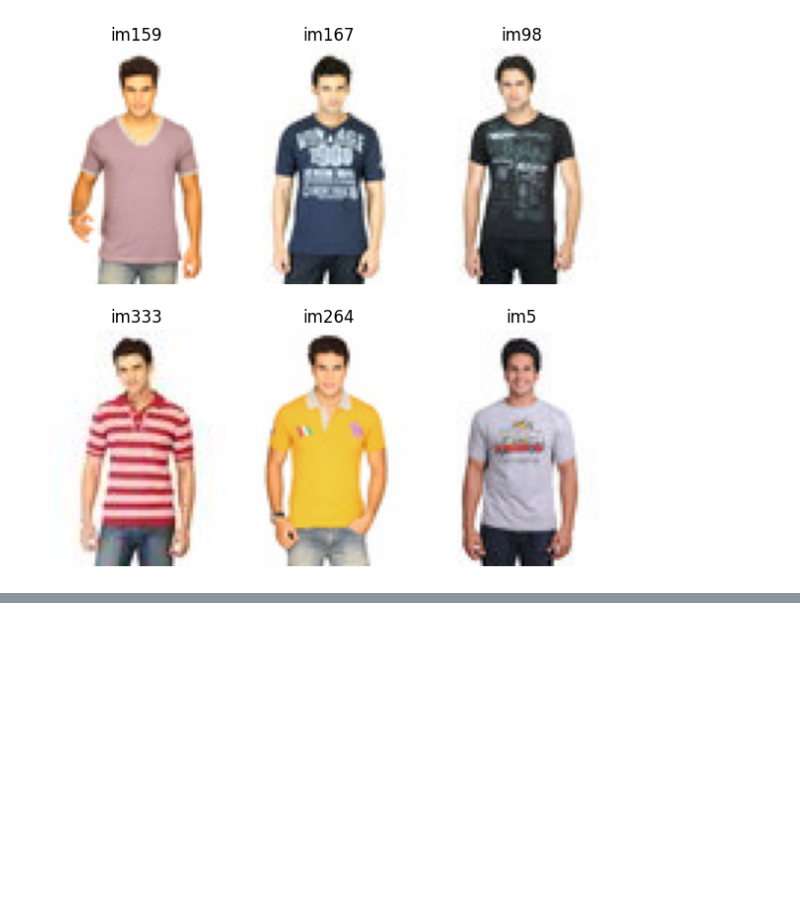
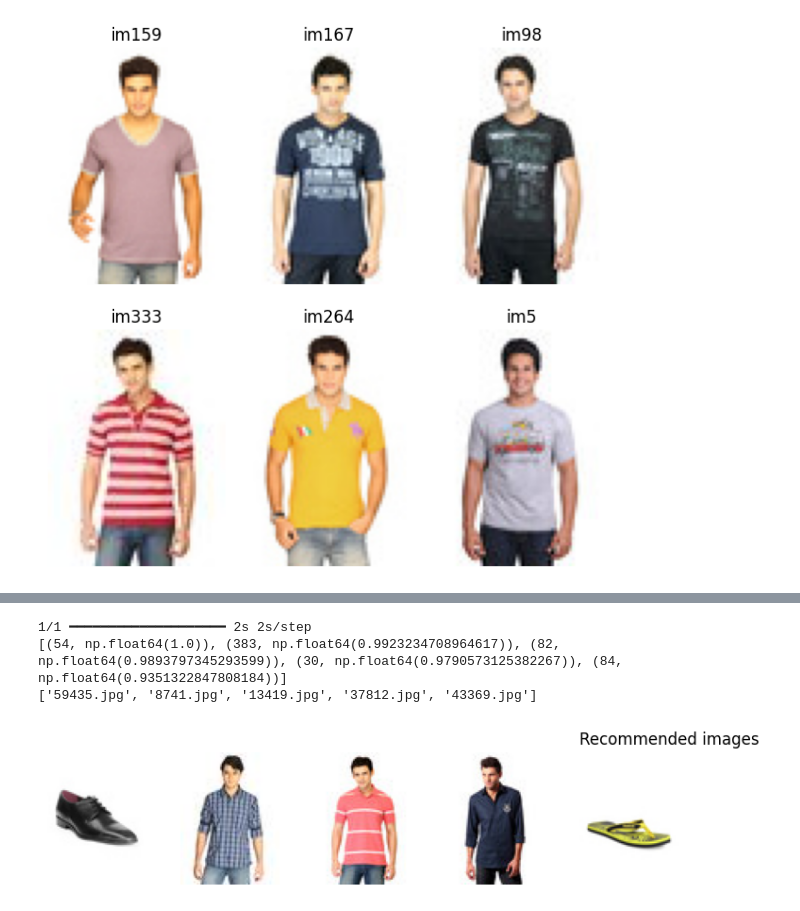
Before and after one commit to nparida2020/recomendation-system, a Jupyter notebook: recommend.ipynb, the cells around one changed output, grey strips where cells are left out. Cells and saved outputs as stored; diff of their text form; code cells hidden in the pictures; blank space fills up the shorter version.

```diff
--- a/recommend.ipynb
+++ b/recommend.ipynb
@@ -515,0 +627,11 @@ plot_figure(idx_ref,idx_rec, idx_sim,df_summer_man_casual)
+# %%
+image_path = '/content/drive/MyDrive/e-comerce/images/13455.jpg'
+styles_csv_path = '/content/drive/MyDrive/e-comerce/styles/styles.csv'
+df_summer_woman_ethinic_emb = pd.read_csv('/content/drive/My Drive/e-comerce/df_summer_woman_ethinic.csv',index_col=0)
+rec_obj = FashionRecommend(image_path, df_summer_woman_ethinic_emb, styles_csv_path)
+rec_obj.show_recommendations()
+# %% [output]
+1/1 ━━━━━━━━━━━━━━━━━━━━ 2s 2s/step
+[(54, np.float64(1.0)), (383, np.float64(0.9923234708964617)), (82, np.float64(0.9893797345293599)), (30, np.float64(0.9790573125382267)), (84, np.float64(0.9351322847808184))]
+['59435.jpg', '8741.jpg', '13419.jpg', '37812.jpg', '43369.jpg']
+[figure, added]
```
Also changed, not shown: parts of 3 cells of this notebook, 1 other file.
